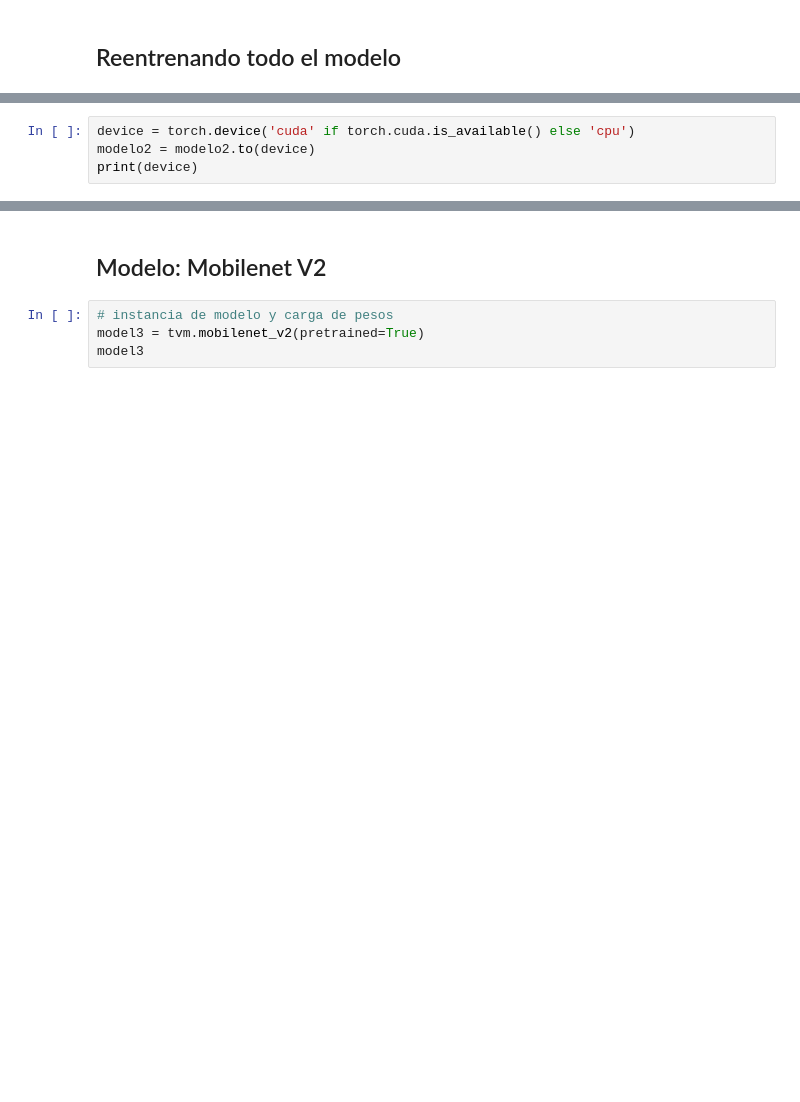
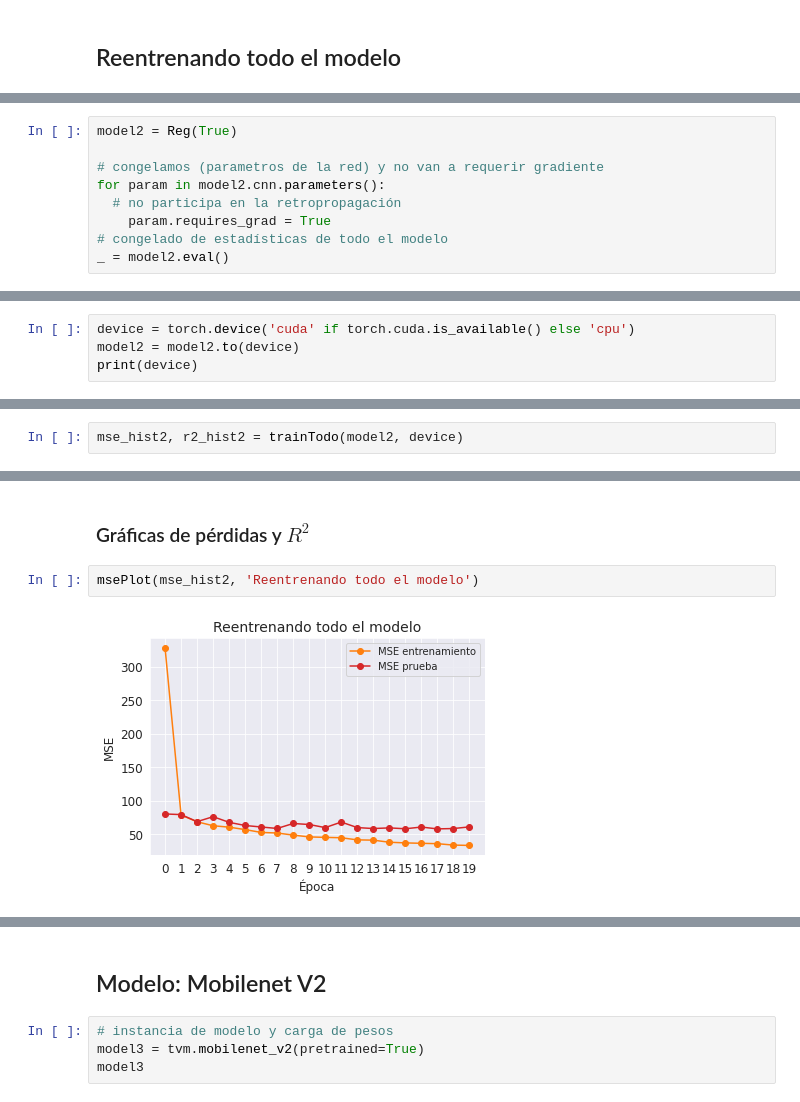
Before and after one commit to jodejetalo99/Introduccion-al-Aprendizaje-Profundo, a Jupyter notebook: IAP_T3_E1_JJTL_Entregable.ipynb, the cells around one changed output, grey strips where cells are left out. Drawn from its saved outputs; the diff is of its cells as text; blank space fills up the shorter version.

```diff
--- a/IAP_T3_E1_JJTL_Entregable.ipynb
+++ b/IAP_T3_E1_JJTL_Entregable.ipynb
@@ -557 +587,10 @@ model2
+# %%
+model2 = Reg(True)
+
+# congelamos (parametros de la red) y no van a requerir gradiente
+for param in model2.cnn.parameters():
+  # no participa en la retropropagación
+    param.requires_grad = True
+# congelado de estadísticas de todo el modelo
+_ = model2.eval()
 # %%
@@ -559,4 +620,4 @@ summary(modelo2, (1, 3, 200, 200), device='cuda', verbose=0)
 # %%
 device = torch.device('cuda' if torch.cuda.is_available() else 'cpu')
-modelo2 = modelo2.to(device)
+model2 = model2.to(device)
 print(device)
@@ -564,0 +699,2 @@ losses, R2_F = train(model, trn_dl, tst_dl, epochs=1, ultima_capa=False)
+# %%
+mse_hist2, r2_hist2 = trainTodo(model2, device)
@@ -564,0 +715,6 @@ losses, R2_F = train(model, trn_dl, tst_dl, epochs=1, ultima_capa=False)
+# %% [markdown]
+### Gráficas de pérdidas y $R^2$
+# %%
+msePlot(mse_hist2, 'Reentrenando todo el modelo')
+# %% [output]
+[figure, added]
```
Also changed, not shown: parts of 61 cells of this notebook.
